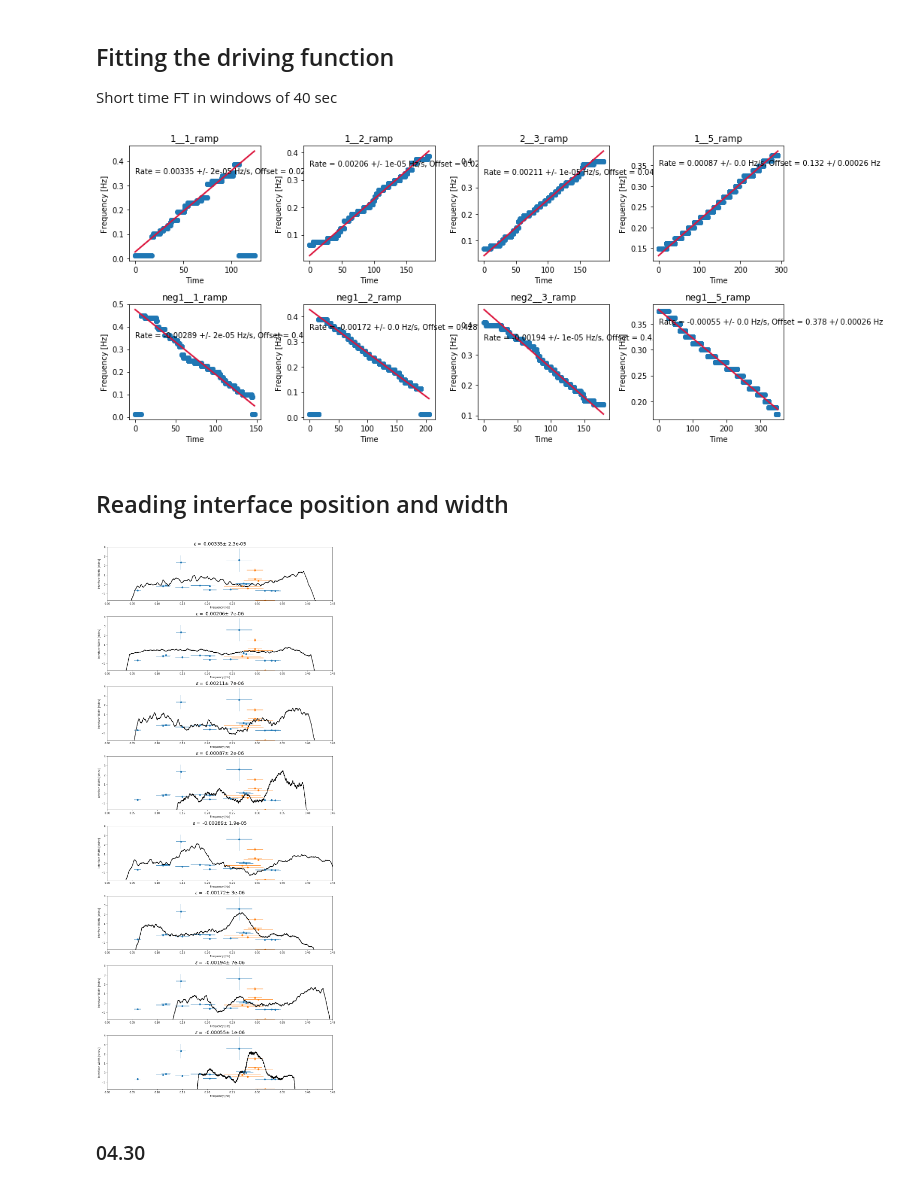
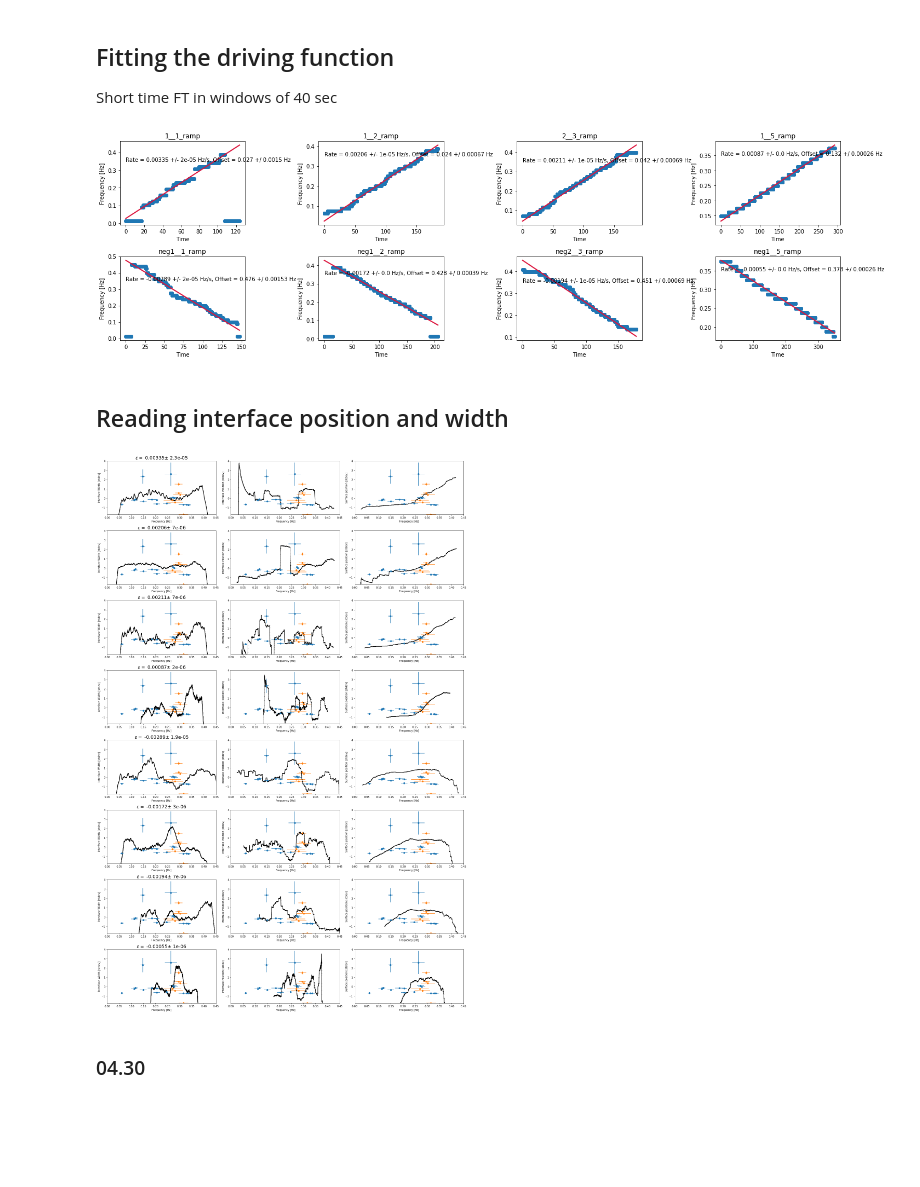
Before and after one commit to balintkaszas/boSchlieren, a Jupyter notebook: 0511_ramps.ipynb, the cells around one changed output. Drawn from its saved outputs; the diff is of its cells as text; code cells hidden in the pictures; blank space fills up the shorter version.

Commit message:
Interface position with sliding stdev

```diff
--- a/0511_ramps.ipynb
+++ b/0511_ramps.ipynb
@@ -73,45 +96,45 @@ Short time FT in windows of 40 sec
 ramps = ['1__1_ramp', '1__2_ramp', '2__3_ramp', '1__5_ramp', 'neg1__1_ramp','neg1__2_ramp', 'neg2__3_ramp', 'neg1__5_ramp']
 rampsData = {}
 ## diagnostics:
-fig, axes = plt.subplots(2, 4, figsize=(13,6))
+fig, axes = plt.subplots(2, 4, figsize=(20,6))
 axeslist = axes.flatten()
 
 for i,e in enumerate(ramps):
     dictionary = {}
     driving = np.loadtxt('C:/Users/balin/Docs/boSchlieren/data0509/2/driving/%s' %e, skiprows=2)
-    dictionary['surface'] = surface
     fr = 1/(driving[1,0]-driving[0,0]) ##framerate
     from scipy import signal
     N = int(20*fr)
 
     ax = axeslist[i]
     f, t, Zxx = signal.stft(driving[:,1], fr, nperseg=500,noverlap=499, detrend='constant')
     dictionary['f'] = f
     dictionary['t'] = t
     dictionary['Zxx'] = Zxx
+    dictionary['time'] = driving[:,0]
     dictionary['frequencies'] = f[np.argmax(np.abs(Zxx), axis=0)]
     popt, pcov = curve_fit(lin, t[N:-N], dictionary['frequencies'][N:-N])
     error = np.sqrt(np.diag(pcov))
     ax.plot(t, f[np.argmax(np.abs(Zxx), axis=0)], 'o')
     ax.plot(t, lin(t, *popt), '-', c='Crimson', linewidth=2.)
     ax.text(0., 0.35, r'Rate = %s +/- %s Hz/s, Offset = %s +/ %s Hz' %(round(popt[0], 5), round(error[0], 5), round(popt[1], 3), round(error[1], 5)))
     ax.set_title(e)
     ax.set_xlabel('Time')
     ax.set_ylabel('Frequency [Hz]')
     dictionary['coeffs'] = popt
     dictionary['errors'] = error
     N = int(20*framerate)
     rampsData[e] = {}
     rampsData[e]['driving'] = dictionary
     rampsData[e]['surface'] = np.loadtxt('C:/Users/balin/Docs/boSchlieren/data0509/2/surface/%s' %e, skiprows=2)
 
 fig.tight_layout()
 # %% [output]
-[figure, old version]
+[figure, new version]
 # %% [markdown]
 ## Reading interface position and width
 # %%
-fig, axes = plt.subplots(8, 1, figsize=(13,30))
+fig, axes = plt.subplots(8, 3, figsize=(20,30))
 axeslist = axes.flatten()
 ramps = ['1__1_ramp', '1__2_ramp', '2__3_ramp', '1__5_ramp', 'neg1__1_ramp','neg1__2_ramp', 'neg2__3_ramp', 'neg1__5_ramp']
 
@@ -121,9 +144,16 @@ for i,e in enumerate(rampsData.values()):
     #movingAvgI = np.convolve(data[i][:,0], np.ones((N,))/N, mode='same')
     movingAvgw = np.convolve(filterUntilSmooth(data[:,1]), np.ones((N,))/N, mode='same')
     #dictionary['movingAvg'] = movingAvgI
-    dictionary['movingAvgw'] = movingAvgw
+    dictionary['movingAvgw'] = normalize(movingAvgw)
+    movingStdevIF = slidingStd(data[:,0], N)
+    movingStdevSF = slidingStd(e['surface'][:,1], N)
+
+    dictionary['position'] = normalize(movingStdevIF)
+    dictionary['surfacePos'] = normalize(movingStdevSF)
     dictionary['time'] = np.arange(0., data.shape[0],1)/framerate
-    ax = axeslist[i]
+    ax = axes[:,0][i]
+    ax2 = axes[:,1][i]
+    ax3 = axes[:,2][i]
     ax.plot(lin(np.arange(0., movingAvgw.shape[0],1)/framerate, *e['driving']['coeffs']), normalize(movingAvgw), '-o', c='black', markersize=0.5)
 #    ax.text(0., 0.35, r'Rate = %s +/- %s Hz/s, Offset = %s +/ %s Hz' %(round(popt[0], 5), round(error[0], 5), round(popt[1], 3), round(error[1], 5)))
     ax.errorbar(frozen1[:,0], frozen1[:,1], fmt='o', xerr=frozen1[:,2], yerr=frozen1[:,3])
@@ -133,10 +163,28 @@ for i,e in enumerate(rampsData.values()):
     ax.set_title("$\epsilon = $ %s$\pm$ %s" %(round(e['driving']['coeffs'][0], 5), round(e['driving']['errors'][0], 6)) , fontsize=18)
     ax.set_xlabel('Frequency [Hz]')
     ax.set_ylabel('Interface Width [stdev]')
+    #print(movingStdevSF)
+    ax2.plot(lin(np.arange(0., movingAvgw.shape[0],1)/framerate, *e['driving']['coeffs']), normalize(movingStdevIF), '-o', c='black', markersize=0.5)
+    ax2.errorbar(frozen1[:,0], frozen1[:,1], fmt='o', xerr=frozen1[:,2], yerr=frozen1[:,3])
+    ax2.errorbar(frozen2[:,0], frozen2[:,1], fmt='o', xerr=frozen2[:,2], yerr=frozen2[:,3])
+    ax2.set_ylim(np.min(frozen2[:,1]), 4.)
+    ax2.set_xlim(0., 0.45)
+    ax2.set_xlabel('Frequency [Hz]')
+    ax2.set_ylabel('Interface Position [stdev]')
+
+    ax3.plot(lin(e['surface'][:,0], *e['driving']['coeffs']), normalize(movingStdevSF), '-o', c='black', markersize=0.5)
+#    ax.text(0., 0.35, r'Rate = %s +/- %s Hz/s, Offset = %s +/ %s Hz' %(round(popt[0], 5), round(error[0], 5), round(popt[1], 3), round(error[1], 5)))
+    ax3.errorbar(frozen1[:,0], frozen1[:,1], fmt='o', xerr=frozen1[:,2], yerr=frozen1[:,3])
+    ax3.errorbar(frozen2[:,0], frozen2[:,1], fmt='o', xerr=frozen2[:,2], yerr=frozen2[:,3])
+    ax3.set_ylim(np.min(frozen2[:,1]), 4.)
+    ax3.set_xlim(0., 0.45)
+    ax3.set_xlabel('Frequency [Hz]')
+    ax3.set_ylabel('Surface position [stdev]')
+    e['interface'] = dictionary
     #allData[e] = dictionary
 fig.tight_layout()
 # %% [output]
-[figure, old version]
+[figure, new version]
 # %% [markdown]
 ### 04.30
 # %%
```
Also changed, not shown: parts of 6 cells of this notebook, 3 other files.
